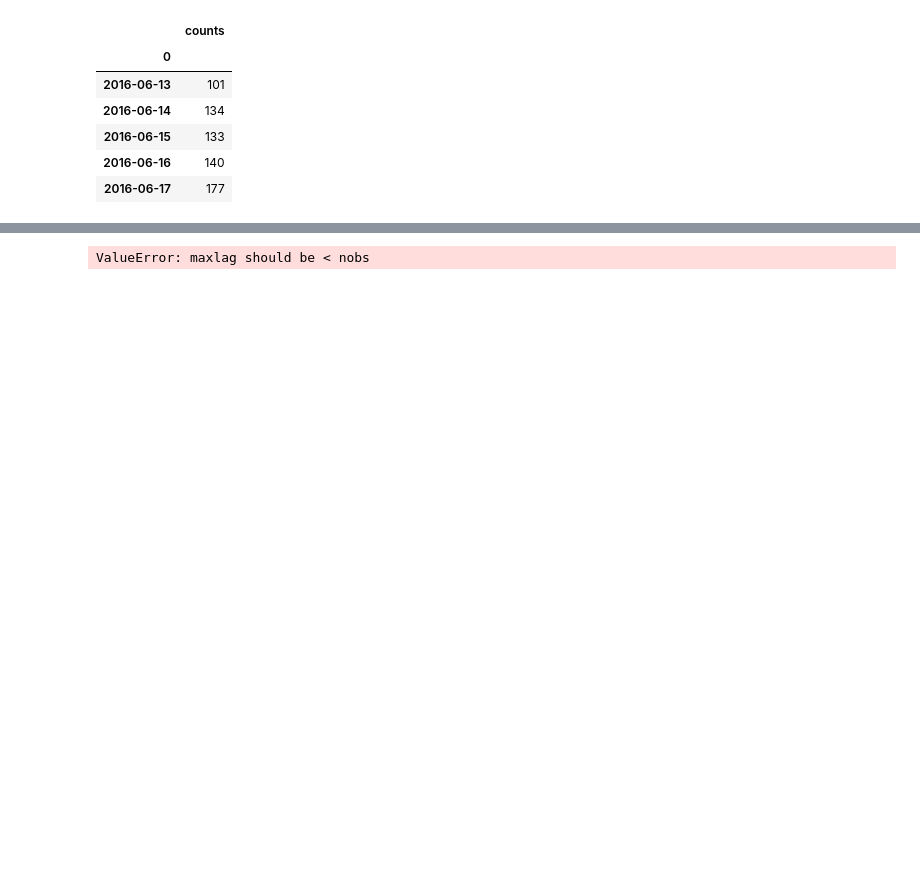
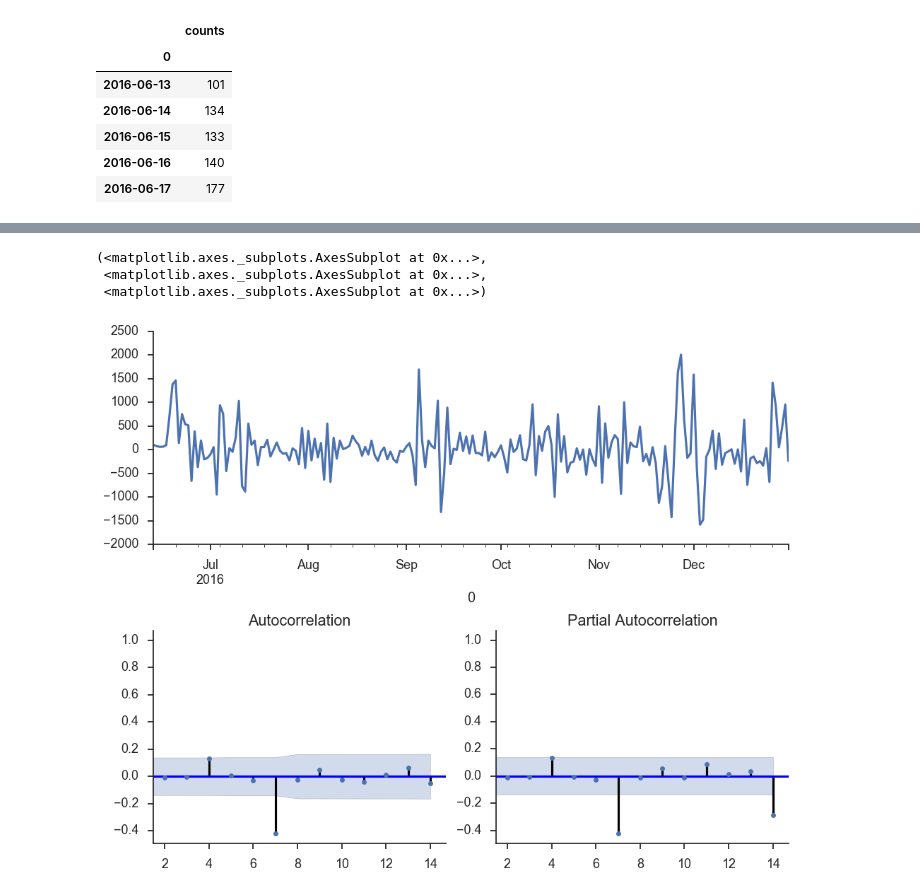
Before and after one commit to jessepisel/random_projects, a Jupyter notebook: PHX timeseries.ipynb, the cells around one changed output, grey strips where cells are left out. Cells and saved outputs as stored; diff of their text form; code cells hidden in the pictures; blank space fills up the shorter version.

```diff
--- a/PHX timeseries.ipynb
+++ b/PHX timeseries.ipynb
@@ -68,6 +80,11 @@ def tsplot(y, lags=None, figsize=(10, 8)):
 # %%
 mod_seasonal = sm.tsa.statespace.SARIMAX(new, trend='c',
-                           order=(1, 1, 2), seasonal_order=(0, 1, 2, 3))
+                           order=(1, 0, 1), seasonal_order=(0, 1, 0, 7))
 res_seasonal = mod_seasonal.fit()
-# %% [output]
-ValueError: maxlag should be < nobs
+# %%
+tsplot(res_seasonal.resid[0:], lags=14)
+# %% [output]
+(<matplotlib.axes._subplots.AxesSubplot at 0x...>,
+ <matplotlib.axes._subplots.AxesSubplot at 0x...>,
+ <matplotlib.axes._subplots.AxesSubplot at 0x...>)
+[figure, added]
```
Also changed, not shown: parts of 13 cells of this notebook.
